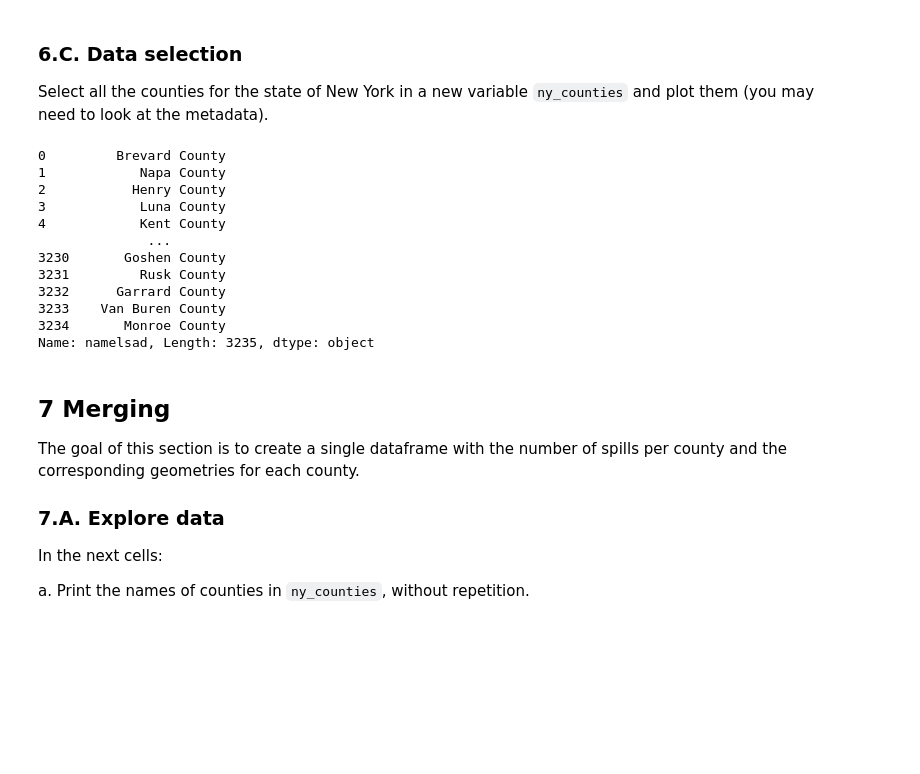
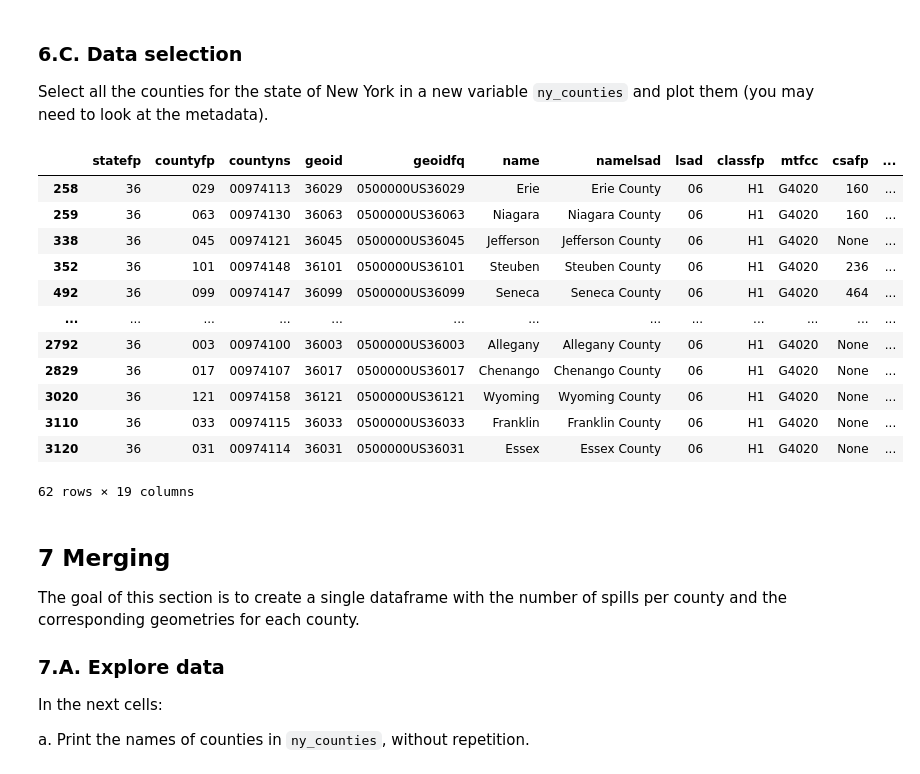
Before and after one commit to eowen19/eds220-hwk3, a Jupyter notebook: hwk3-task2-spills.ipynb, the cells around one changed output. Cells and saved outputs as stored; diff of their text form; code cells hidden in the pictures; blank space fills up the shorter version.

Commit message:
isolate ny state

```diff
--- a/hwk3-task2-spills.ipynb
+++ b/hwk3-task2-spills.ipynb
@@ -424,18 +460,3 @@ Index(['statefp', 'countyfp', 'countyns', 'geoid', 'geoidfq', 'name',
 ### 6.C. Data selection
 
 Select all the counties for the state of New York in a new variable `ny_counties` and plot them (you may need to look at the metadata).
-# %%
-counties['namelsad']
-# %% [output]
-0         Brevard County
-1            Napa County
-2           Henry County
-3            Luna County
-4            Kent County
-              ...
-3230       Goshen County
-3231         Rusk County
-3232      Garrard County
-3233    Van Buren County
-3234       Monroe County
-Name: namelsad, Length: 3235, dtype: object
@@ -444,3 +463,20 @@ ny_counties = counties[counties['namelsad'] == 'New York']
+# %%
+ny_state = counties[counties['statefp'] == '36']
+ny_state
+# %% [output]
+|  | statefp | countyfp | countyns | geoid | geoidfq | name | namelsad | lsad | classfp | mtfcc | csafp | ... |
+| 258 | 36 | 029 | 00974113 | 36029 | 0500000US36029 | Erie | Erie County | 06 | H1 | G4020 | 160 | ... |
+| 259 | 36 | 063 | 00974130 | 36063 | 0500000US36063 | Niagara | Niagara County | 06 | H1 | G4020 | 160 | ... |
+| 338 | 36 | 045 | 00974121 | 36045 | 0500000US36045 | Jefferson | Jefferson County | 06 | H1 | G4020 | None | ... |
+| 352 | 36 | 101 | 00974148 | 36101 | 0500000US36101 | Steuben | Steuben County | 06 | H1 | G4020 | 236 | ... |
+| 492 | 36 | 099 | 00974147 | 36099 | 0500000US36099 | Seneca | Seneca County | 06 | H1 | G4020 | 464 | ... |
+| ... | ... | ... | ... | ... | ... | ... | ... | ... | ... | ... | ... | ... |
+| 2792 | 36 | 003 | 00974100 | 36003 | 0500000US36003 | Allegany | Allegany County | 06 | H1 | G4020 | None | ... |
+| 2829 | 36 | 017 | 00974107 | 36017 | 0500000US36017 | Chenango | Chenango County | 06 | H1 | G4020 | None | ... |
+| 3020 | 36 | 121 | 00974158 | 36121 | 0500000US36121 | Wyoming | Wyoming County | 06 | H1 | G4020 | None | ... |
+| 3110 | 36 | 033 | 00974115 | 36033 | 0500000US36033 | Franklin | Franklin County | 06 | H1 | G4020 | None | ... |
+| 3120 | 36 | 031 | 00974114 | 36031 | 0500000US36031 | Essex | Essex County | 06 | H1 | G4020 | None | ... |
+62 rows × 19 columns
 # %% [markdown]
 <!-- END QUESTION -->
 
```
Also changed, not shown: parts of 4 cells of this notebook.
